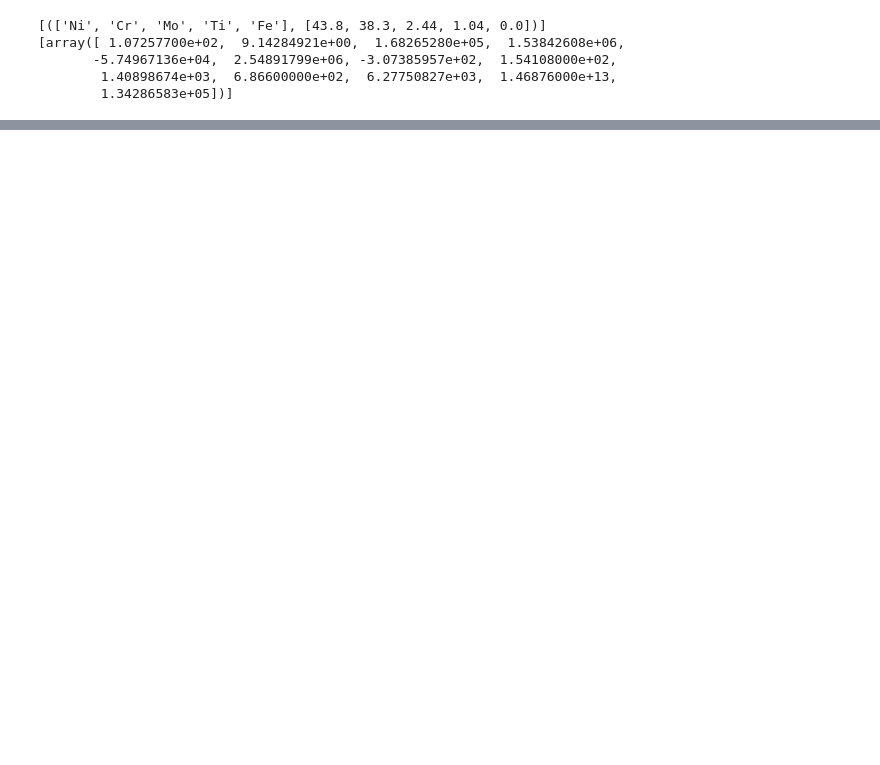
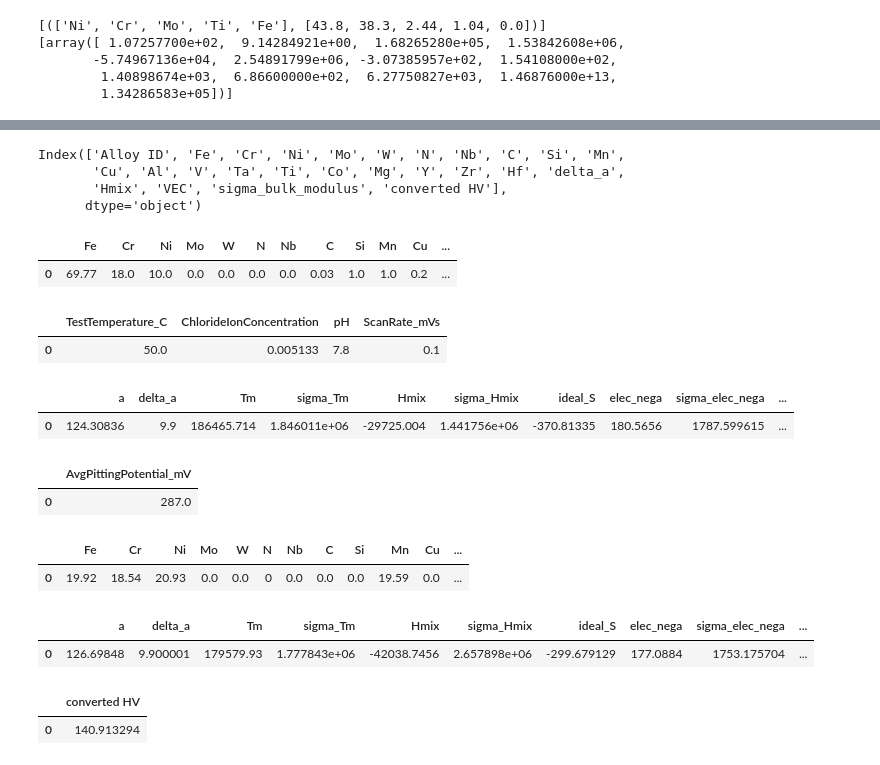
Before and after one commit to YXWU2014/CCA_representation_ML, a Jupyter notebook: Dataset_Cleaned/EDA_feature_calculation_evaluation.ipynb, the cells around one changed output, grey strips where cells are left out. Cells and saved outputs as stored; diff of their text form; code cells hidden in the pictures; blank space fills up the shorter version.

```diff
--- a/Dataset_Cleaned/EDA_feature_calculation_evaluation.ipynb
+++ b/Dataset_Cleaned/EDA_feature_calculation_evaluation.ipynb
@@ -39,63 +47,69 @@ print(features)
 # %%
 import pandas as pd
 from utils.FeatureCalculator import FeatureCalculator
 
-# Define constants and load data
+# Initialization of the constants and the data to be loaded
 feature_names = ["a", "delta_a", "Tm", "sigma_Tm", "Hmix", "sigma_Hmix", "ideal_S",
                  "elec_nega", "sigma_elec_nega", "VEC", "sigma_VEC", "bulk_modulus", "sigma_bulk_modulus"]
 
-data_file_names = [
-    "LiteratureDataset_Corrosion_YW_v3.xlsx",
-    "LiteratureDataset_Hardness_YW_v3.xlsx",
-    "MultiTaskModel_NiCrCoVFe_KW99_at_pct.xlsx",
-    "MultiTaskModel_NiCrCoVFe_KW99_wt_pct.xlsx",
-    "MultiTaskModel_NiCrMoTiFe_KW130_at_pct.xlsx",
-    "MultiTaskModel_NiCrMoTiFe_KW130_wt_pct.xlsx",
-    "MultiTaskModel_NiCrMoTiFe_KW131_at_pct.xlsx",
-    "MultiTaskModel_NiCrMoTiFe_KW131_wt_pct.xlsx"]
-
-element_columns = [
-    ['Fe', 'Cr', 'Ni', 'Mo', 'W', 'N', 'Nb', 'C', 'Si',
-        'Mn', 'Cu', 'Al', 'V', 'Ta', 'Ti', 'Co', 'Mg', 'Y'],
-    ['Fe', 'Cr', 'Ni', 'Mo', 'W', 'N', 'Nb', 'C', 'Si', 'Mn',
-        'Cu', 'Al', 'V', 'Ta', 'Ti', 'Co', 'Mg', 'Y', 'Zr', 'Hf'],
-    ['Ni', 'Cr', 'Co', 'V', 'Fe'],
-    ['Ni', 'Cr', 'Co', 'V', 'Fe'],
-    ['Ni', 'Cr', 'Mo', 'Ti', 'Fe'],
-    ['Ni', 'Cr', 'Mo', 'Ti', 'Fe'],
-    ['Ni', 'Cr', 'Mo', 'Ti', 'Fe'],
-    ['Ni', 'Cr', 'Mo', 'Ti', 'Fe']
-]
-
+# Lists of filenames, elements for each file, and the header rows for the data in each file
+data_file_names = ["LiteratureDataset_Corrosion_YW_v3.xlsx", "LiteratureDataset_Hardness_YW_v3.xlsx", "MultiTaskModel_NiCrCoVFe_KW99_at_pct.xlsx", "MultiTaskModel_NiCrCoVFe_KW99_wt_pct.xlsx",
+                   "MultiTaskModel_NiCrMoTiFe_KW130_at_pct.xlsx", "MultiTaskModel_NiCrMoTiFe_KW130_wt_pct.xlsx", "MultiTaskModel_NiCrMoTiFe_KW131_at_pct.xlsx", "MultiTaskModel_NiCrMoTiFe_KW131_wt_pct.xlsx"]
+element_columns = [['Fe', 'Cr', 'Ni', 'Mo', 'W', 'N', 'Nb', 'C', 'Si', 'Mn', 'Cu', 'Al', 'V', 'Ta', 'Ti', 'Co', 'Mg', 'Y'],
+                   ['Fe', 'Cr', 'Ni', 'Mo', 'W', 'N', 'Nb', 'C', 'Si', 'Mn', 'Cu', 'Al', 'V', 'Ta', 'Ti', 'Co', 'Mg', 'Y', 'Zr', 'Hf'], ['Ni', 'Cr', 'Co', 'V', 'Fe'], ['Ni', 'Cr', 'Co', 'V', 'Fe'], ['Ni', 'Cr', 'Mo', 'Ti', 'Fe'], ['Ni', 'Cr', 'Mo', 'Ti', 'Fe'], ['Ni', 'Cr', 'Mo', 'Ti', 'Fe'], ['Ni', 'Cr', 'Mo', 'Ti', 'Fe']]
 df_header_list = [2, 2, 0, 0, 0, 0, 0, 0]
 
 features_dfs = []
-# Iterate over each data file and corresponding element column
+
+# Processing each data file along with the corresponding elements
 for i in range(len(data_file_names)):
-    # Load data from excel
+    # Load and preprocess data from each excel file
     data_df = pd.read_excel(data_file_names[i], header=df_header_list[i])
     element_fractions = data_df[element_columns[i]].fillna(0)
 
-    # Prepare compositions and calculate features
+    # Calculate features for each composition
     compositions = [(element_columns[i], element_fraction)
                     for element_fraction in element_fractions.values]
     feature_calculator = FeatureCalculator(compositions)
     calculated_features = feature_calculator.calculate_features()
 
-    # Create DataFrame of features
+    # Store the calculated features in a DataFrame
     features_df = pd.DataFrame(calculated_features, columns=feature_names)
     features_dfs.append(features_df)
 
-    if i == 0:  # corrosion dataset
+    # Extract and store specific data and features for the corrosion and hardness datasets
+    if i == 0:  # Corrosion dataset
         df_C_compo, df_C_specific_testing, df_C_specific_features, df_C_output = element_fractions, data_df[[
-            'TestTemperature_C', 'ChlorideIonConcentration', 'pH', 'ScanRate_mVs']], features_df, data_df['AvgPittingPotential_mV']
+            'TestTemperature_C', 'ChlorideIonConcentration', 'pH', 'ScanRate_mVs']], features_df, data_df[['AvgPittingPotential_mV']]
+    if i == 1:  # Hardness dataset
+        df_H_compo, df_H_specific_features, df_H_output = element_fractions, features_df, data_df[[
+            'converted HV']]
+        print(data_df.columns)
 
-    if i == 1:  # hardness dataset
-        df_H_compo, df_H_specific_features, df_H_output = element_fractions, features_df, data_df[
-            'converted HV']
+# Display the first row of the specific data, features, and output for the corrosion and hardness datasets
+display(df_C_compo.head(1), df_C_specific_testing.head(1),
+        df_C_specific_features.head(1), df_C_output.head(1))
+display(df_H_compo.head(1), df_H_specific_features.head(1), df_H_output.head(1))
 
-
-display
 # # Display first few rows of each features DataFrame
 # for df in features_dfs:
 #     display(df.head())
+# %% [output]
+Index(['Alloy ID', 'Fe', 'Cr', 'Ni', 'Mo', 'W', 'N', 'Nb', 'C', 'Si', 'Mn',
+       'Cu', 'Al', 'V', 'Ta', 'Ti', 'Co', 'Mg', 'Y', 'Zr', 'Hf', 'delta_a',
+       'Hmix', 'VEC', 'sigma_bulk_modulus', 'converted HV'],
+      dtype='object')
+|  | Fe | Cr | Ni | Mo | W | N | Nb | C | Si | Mn | Cu | ... |
+| 0 | 69.77 | 18.0 | 10.0 | 0.0 | 0.0 | 0.0 | 0.0 | 0.03 | 1.0 | 1.0 | 0.2 | ... |
+|  | TestTemperature_C | ChlorideIonConcentration | pH | ScanRate_mVs |
+| 0 | 50.0 | 0.005133 | 7.8 | 0.1 |
+|  | a | delta_a | Tm | sigma_Tm | Hmix | sigma_Hmix | ideal_S | elec_nega | sigma_elec_nega | ... |
+| 0 | 124.30836 | 9.9 | 186465.714 | 1.846011e+06 | -29725.004 | 1.441756e+06 | -370.81335 | 180.5656 | 1787.599615 | ... |
+|  | AvgPittingPotential_mV |
+| 0 | 287.0 |
+|  | Fe | Cr | Ni | Mo | W | N | Nb | C | Si | Mn | Cu | ... |
+| 0 | 19.92 | 18.54 | 20.93 | 0.0 | 0.0 | 0 | 0.0 | 0.0 | 0.0 | 19.59 | 0.0 | ... |
+|  | a | delta_a | Tm | sigma_Tm | Hmix | sigma_Hmix | ideal_S | elec_nega | sigma_elec_nega | ... |
+| 0 | 126.69848 | 9.900001 | 179579.93 | 1.777843e+06 | -42038.7456 | 2.657898e+06 | -299.679129 | 177.0884 | 1753.175704 | ... |
+|  | converted HV |
+| 0 | 140.913294 |
```
Also changed, not shown: parts of 6 cells of this notebook.
